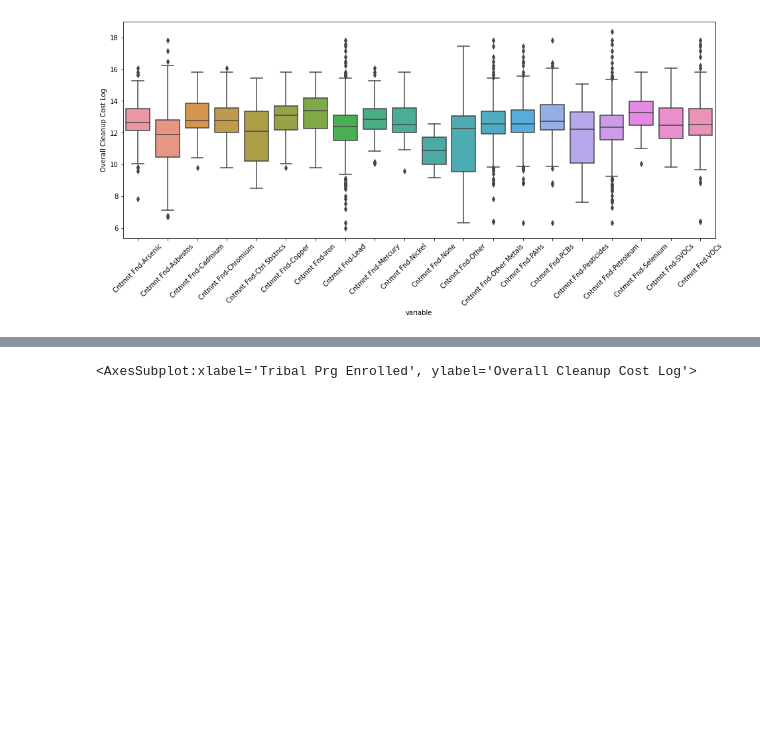
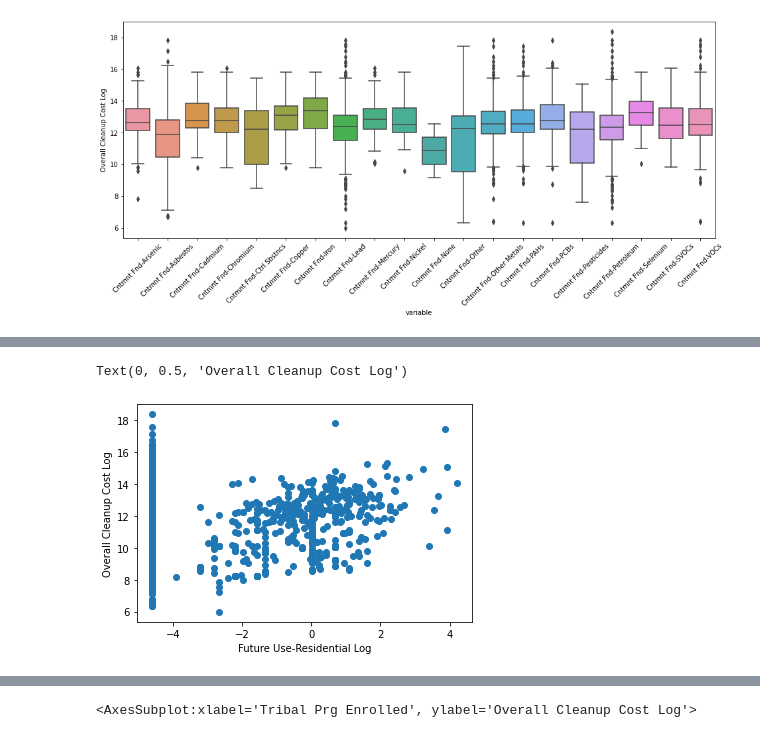
Before and after one commit to datakind/Mar21-environmental-impact, a Jupyter notebook: scripts/atran/Overall Clean Up Cost EDA + Correlation Analysis.ipynb, the cells around one changed output, grey strips where cells are left out. Cells and saved outputs as stored; diff of their text form; code cells hidden in the pictures; blank space fills up the shorter version.

```diff
--- a/scripts/atran/Overall Clean Up Cost EDA + Correlation Analysis.ipynb
+++ b/scripts/atran/Overall Clean Up Cost EDA + Correlation Analysis.ipynb
@@ -287 +349,10 @@ t = plt.xticks(rotation = 45)
+# %%
+# Looks like larger residential size for future use -> higher cost
+# though we do have a lot of 0's, might be causing it to not show up in the corr heatmap
+plt.scatter(model_df['Future Use-Residential Log'], model_df['Overall Cleanup Cost Log'])
+plt.xlabel('Future Use-Residential Log')
+plt.ylabel('Overall Cleanup Cost Log')
+# %% [output]
+Text(0, 0.5, 'Overall Cleanup Cost Log')
+[figure, added]
 # %%
```
Also changed, not shown: parts of 30 cells of this notebook.
